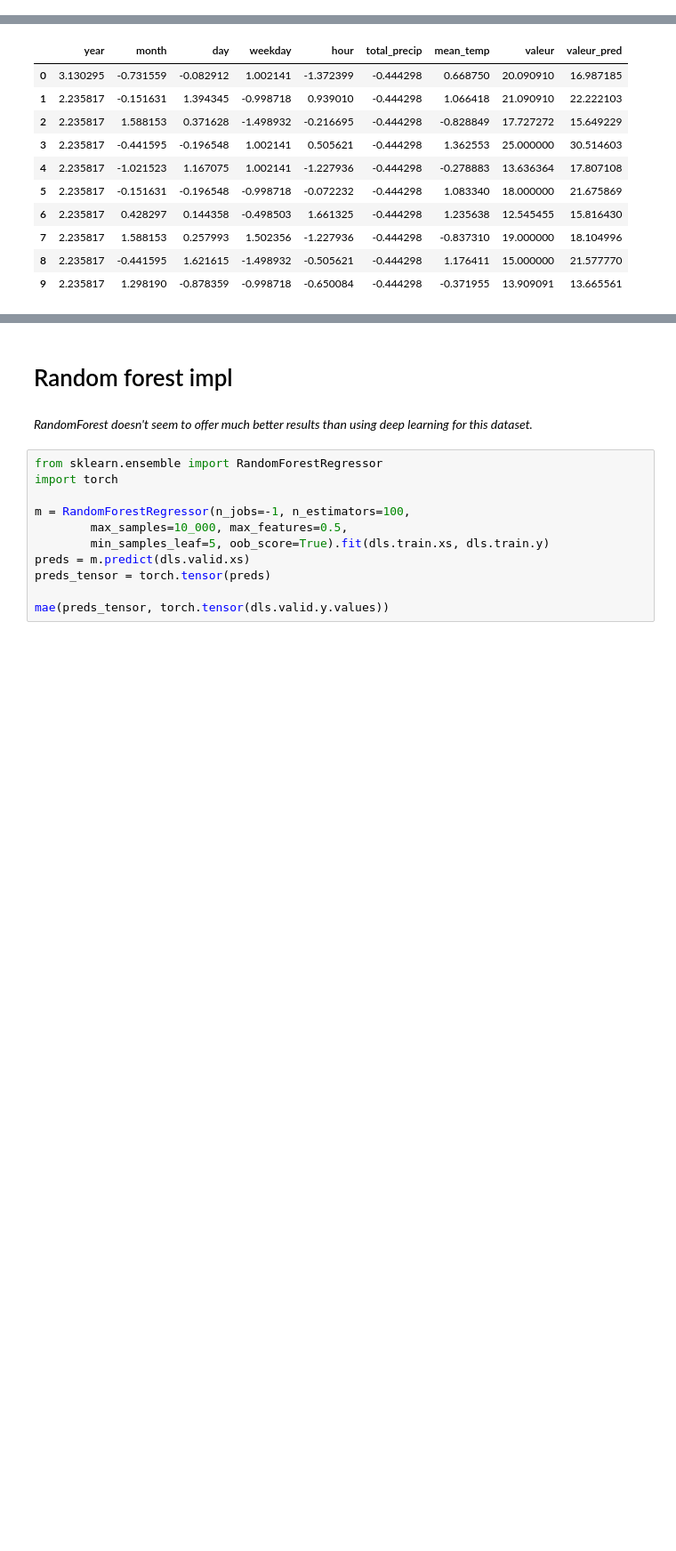
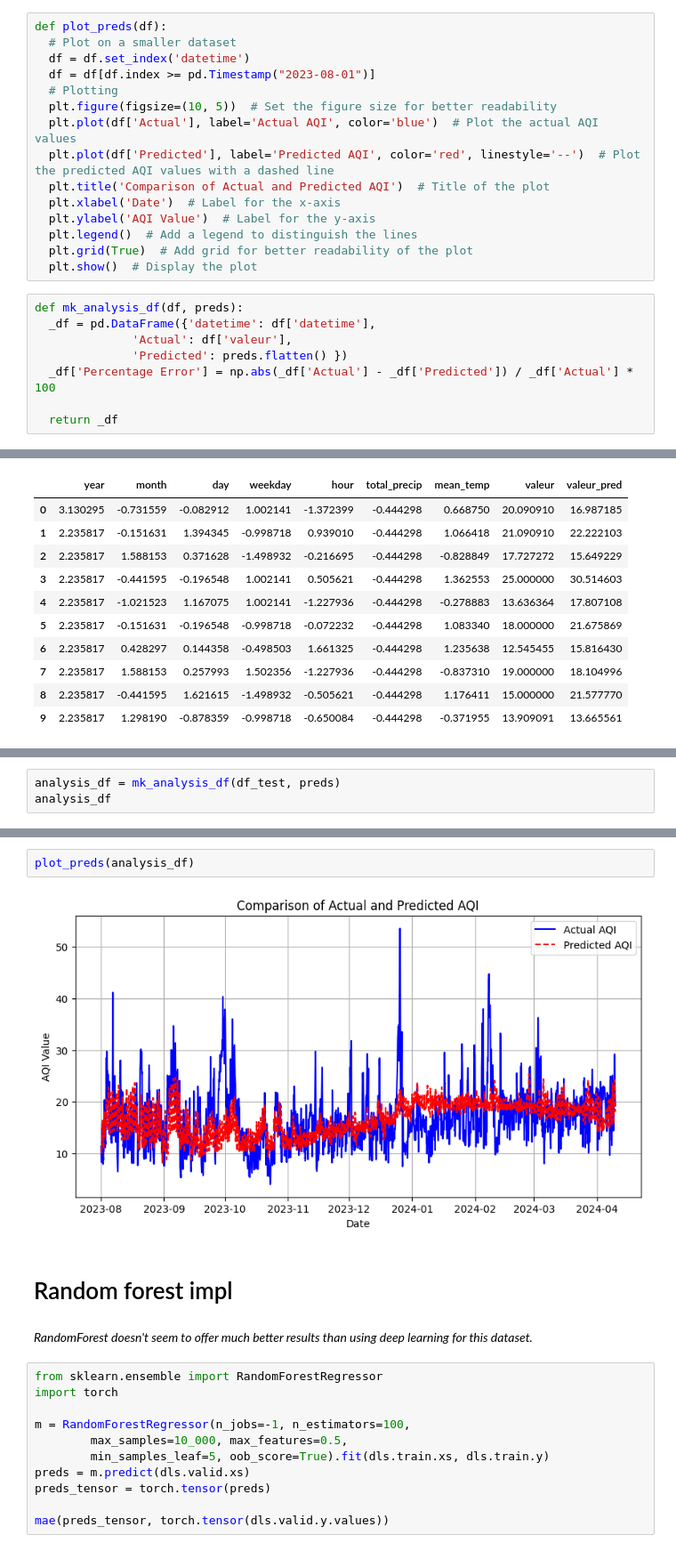
Before and after one commit to Magellol/montreal-aqi-predictions, a Jupyter notebook: index.ipynb, the cells around one changed output, grey strips where cells are left out. Shown at 89% size. Drawn from its saved outputs; the diff is of its cells as text; blank space fills up the shorter version.

```diff
--- a/index.ipynb
+++ b/index.ipynb
@@ -17,6 +17,29 @@ def get_csv(url, local_filename):
         print(f"Reading {local_filename} from local storage...")
         df = pd.read_csv(local_filename)
     return df
+# %%
+def plot_preds(df):
+  # Plot on a smaller dataset
+  df = df.set_index('datetime')
+  df = df[df.index >= pd.Timestamp("2023-08-01")]
+  # Plotting
+  plt.figure(figsize=(10, 5))  # Set the figure size for better readability
+  plt.plot(df['Actual'], label='Actual AQI', color='blue')  # Plot the actual AQI values
+  plt.plot(df['Predicted'], label='Predicted AQI', color='red', linestyle='--')  # Plot the predicted AQI values with a dashed line
+  plt.title('Comparison of Actual and Predicted AQI')  # Title of the plot
+  plt.xlabel('Date')  # Label for the x-axis
+  plt.ylabel('AQI Value')  # Label for the y-axis
+  plt.legend()  # Add a legend to distinguish the lines
+  plt.grid(True)  # Add grid for better readability of the plot
+  plt.show()  # Display the plot
+# %%
+def mk_analysis_df(df, preds):
+  _df = pd.DataFrame({'datetime': df['datetime'],
+              'Actual': df['valeur'],
+              'Predicted': preds.flatten() })
+  _df['Percentage Error'] = np.abs(_df['Actual'] - _df['Predicted']) / _df['Actual'] * 100
+
+  return _df
 # %% [markdown]
 # Temp data exploration
 
@@ -262,0 +296,3 @@ learn.show_results(max_n=10)
+# %%
+analysis_df = mk_analysis_df(df_test, preds)
+analysis_df
@@ -263,3 +313,7 @@ learn.show_results(max_n=10)
+# %%
+plot_preds(analysis_df)
+# %% [output]
+[figure, added]
 # %% [markdown]
 # Random forest impl
 # %% [markdown]
```
Also changed, not shown: parts of 15 cells of this notebook.
